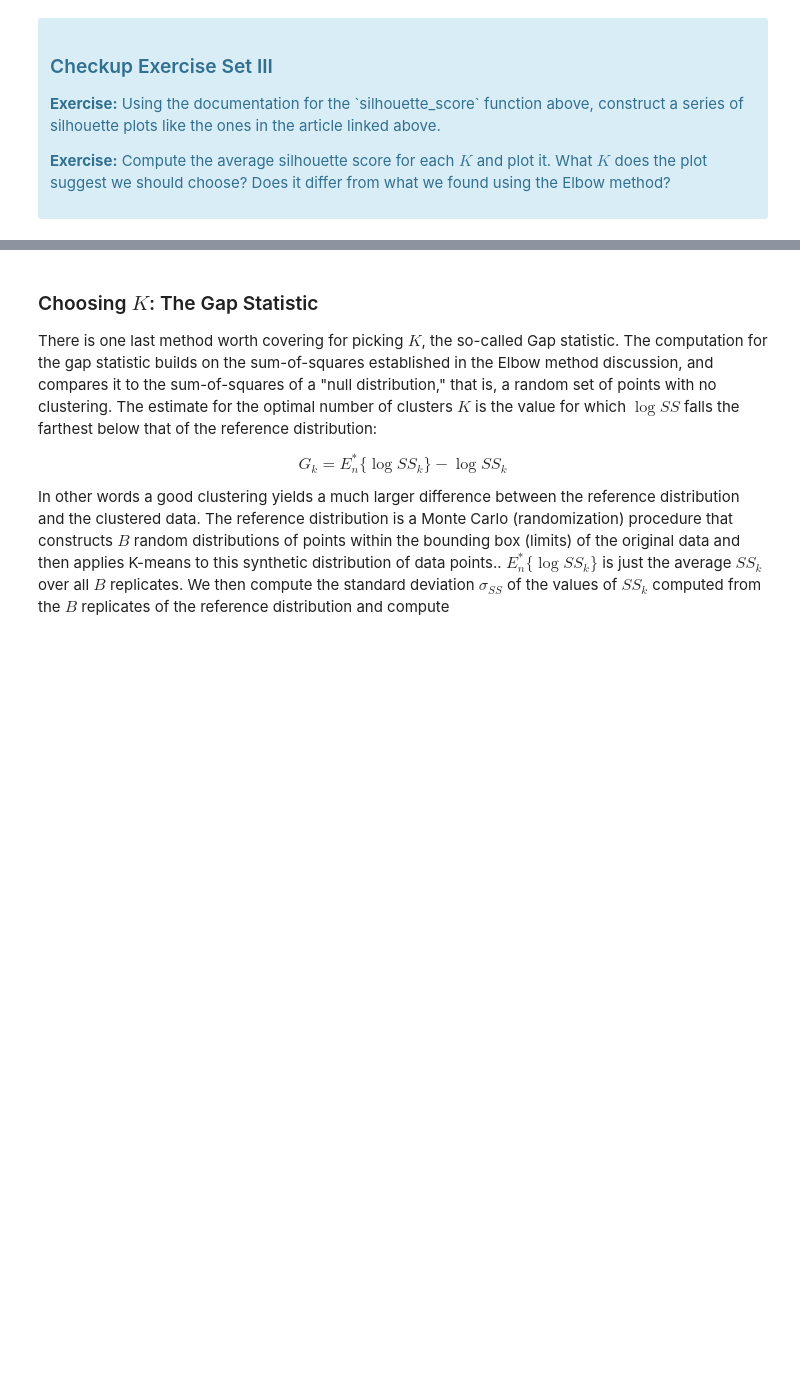
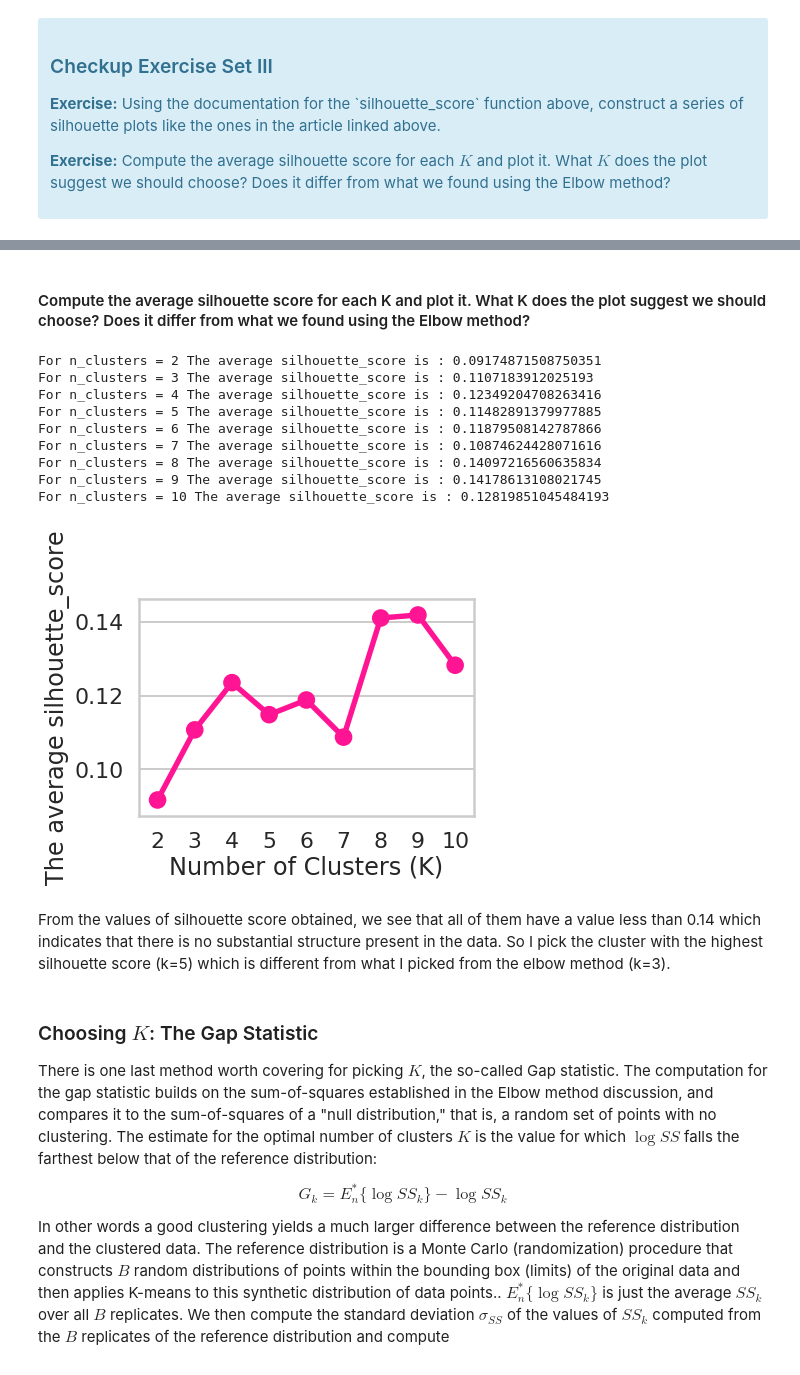
Before and after one commit to shabnami/Data-Science, a Jupyter notebook: clustering/Mini_Project_Clustering.ipynb, the cells around one changed output, grey strips where cells are left out. Drawn from its saved outputs; the diff is of its cells as text; code cells hidden in the pictures; blank space fills up the shorter version.

Commit message:
exploring different ways to find k

```diff
--- a/clustering/Mini_Project_Clustering.ipynb
+++ b/clustering/Mini_Project_Clustering.ipynb
@@ -123,3 +241,35 @@ Fortunately, scikit-learn provides a function to compute this for us (phew!) cal
+# %% [markdown]
+#### Compute the average silhouette score for each K and plot it. What K does the plot suggest we should choose? Does it differ from what we found using the Elbow method?
+# %%
+range_n_clusters = list(range(2,11))
+silhouette_scores = []
+
+for n_clusters in range_n_clusters:
+
+    clusterer = KMeans(n_clusters=n_clusters, random_state=10)
+    cluster_labels = clusterer.fit_predict(x_cols)
+
+    silhouette_avg = silhouette_score(x_cols, cluster_labels)
+    silhouette_scores.append(silhouette_avg)
+    print("For n_clusters =", n_clusters,
+          "The average silhouette_score is :", silhouette_avg)
+sns.pointplot(x=list(range(2,11)), y= silhouette_scores,color='deeppink')
+plt.xlabel('Number of Clusters (K)')
+plt.ylabel('The average silhouette_score')
+plt.show()
+# %% [output]
+For n_clusters = 2 The average silhouette_score is : 0.09174871508750351
+For n_clusters = 3 The average silhouette_score is : 0.1107183912025193
+For n_clusters = 4 The average silhouette_score is : 0.12349204708263416
+For n_clusters = 5 The average silhouette_score is : 0.11482891379977885
+For n_clusters = 6 The average silhouette_score is : 0.11879508142787866
+For n_clusters = 7 The average silhouette_score is : 0.10874624428071616
+For n_clusters = 8 The average silhouette_score is : 0.14097216560635834
+For n_clusters = 9 The average silhouette_score is : 0.14178613108021745
+For n_clusters = 10 The average silhouette_score is : 0.12819851045484193
+[figure, added]
+# %% [markdown]
+From the values of silhouette score obtained, we see that all of them have a value less than 0.14 which indicates that there is no substantial structure present in the data. So I pick the cluster with the highest silhouette score (k=5) which is different from what I picked from the elbow method (k=3).
 # %% [markdown]
 ### Choosing $K$: The Gap Statistic
 
```
Also changed, not shown: parts of 22 cells of this notebook.
